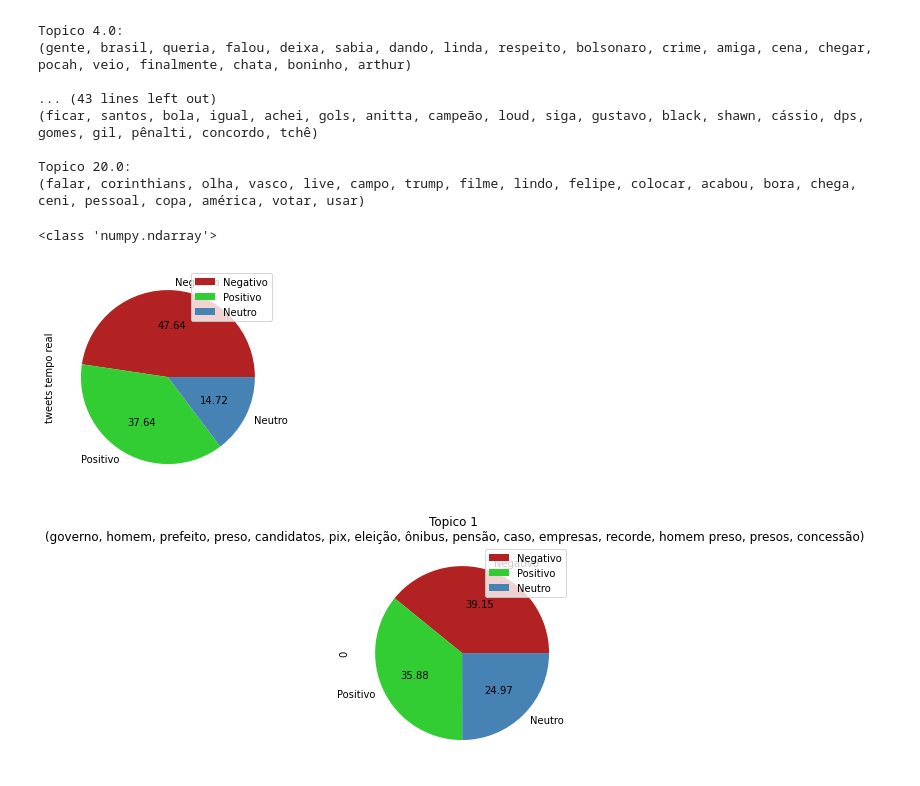
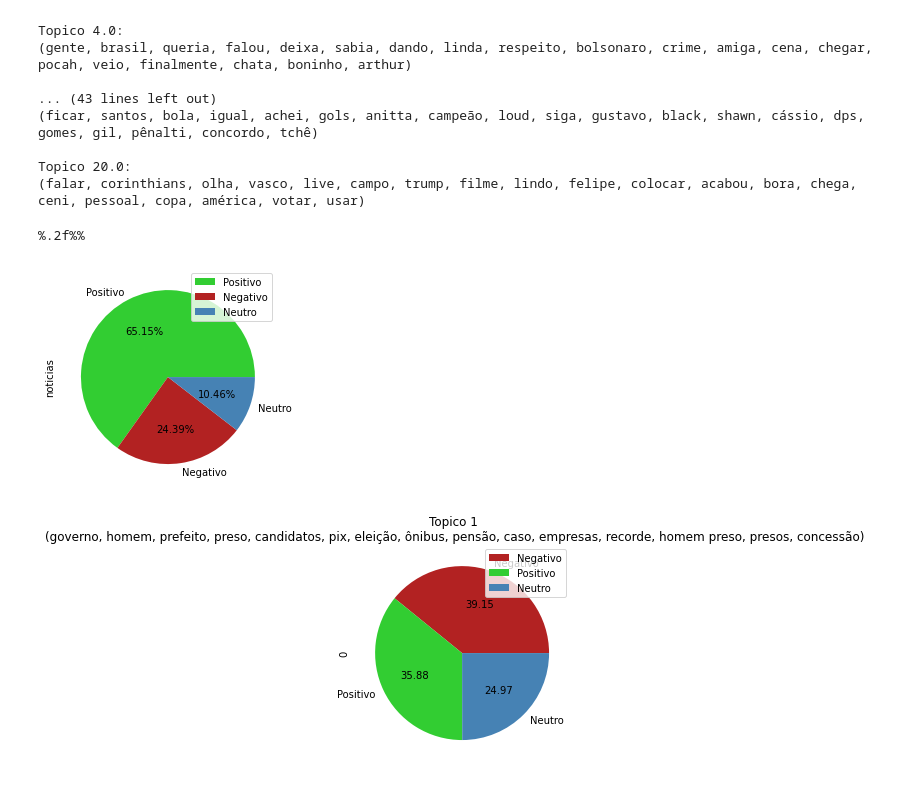
Before and after one commit to Renatolopo/MonitorNoticia, a Jupyter notebook: jupyter notebook/outros/Viwer.ipynb, the cells around one changed output. Drawn from its saved outputs; the diff is of its cells as text; code cells hidden in the pictures.

```diff
--- a/notebook/outros/Vizualização.ipynb
+++ b/jupyter notebook/outros/Viwer.ipynb
@@ -9,7 +9,7 @@ from IPython.display import display
 import seaborn as sns
 from wordcloud import WordCloud, ImageColorGenerator, STOPWORDS
 # %%
-df = pd.read_csv('/home/renato/Documentos/Datasets/resultado_twitter_streaming.csv', low_memory=False)
+df = pd.read_csv('/home/renato/Documentos/Datasets/resultado_todos_sites.csv', low_memory=False)
 #df.sample(25)
 # %%
 print(len(df))
@@ -107,19 +107,25 @@ Topico 4.0:
 Topico 20.0:
 (falar, corinthians, olha, vasco, live, campo, trump, filme, lindo, felipe, colocar, acabou, bora, chega, ceni, pessoal, copa, américa, votar, usar)
 # %%
+def get_autopct():
+    termo = '%.2f%%'
+    print(termo)
+    return termo
+
 def plot(df,name):
     percents = [v*100/df['sum'].sum() for i,v in enumerate(df['sum'])]
+
+    #print(percents)
     polaridade = [v for i,v in enumerate(df['polaridade'])]
 
     dc_color = {'Positivo':'#32CD32', 'Negativo':'#B22222', 'Neutro':'#4682B4'}
     colors = [dc_color[i] for i in polaridade]
 
     pie_chart = pd.DataFrame(percents, index = polaridade, columns=[name])
-    fig = pie_chart.plot.pie(subplots=True, autopct='%.2f', colors=colors, figsize=(8, 4))
+    #print(pie_chart)
+    fig = pie_chart.plot.pie(subplots=True, autopct=get_autopct(), colors=colors, figsize=(8, 4))
 
     #fig = pie[0].get_figure()
-    print(type(fig))
-
     fig
 
 def get_dis_polaridade(df):
@@ -130,11 +136,11 @@ def get_dis_polaridade(df):
         dc['sum'].append(d.iloc[i][0])
     return pd.DataFrame(dc)
 # %%
-p = plot(get_dis_polaridade(df),'tweets tempo real')
+p = plot(get_dis_polaridade(df),'noticias')
 p
 # %% [output]
-<class 'numpy.ndarray'>
+%.2f%%
-[figure, old version]
+[figure, new version]
 # %%
 
 df = df.dropna(subset=['topics'])
```
Also changed, not shown: 14 other files.
